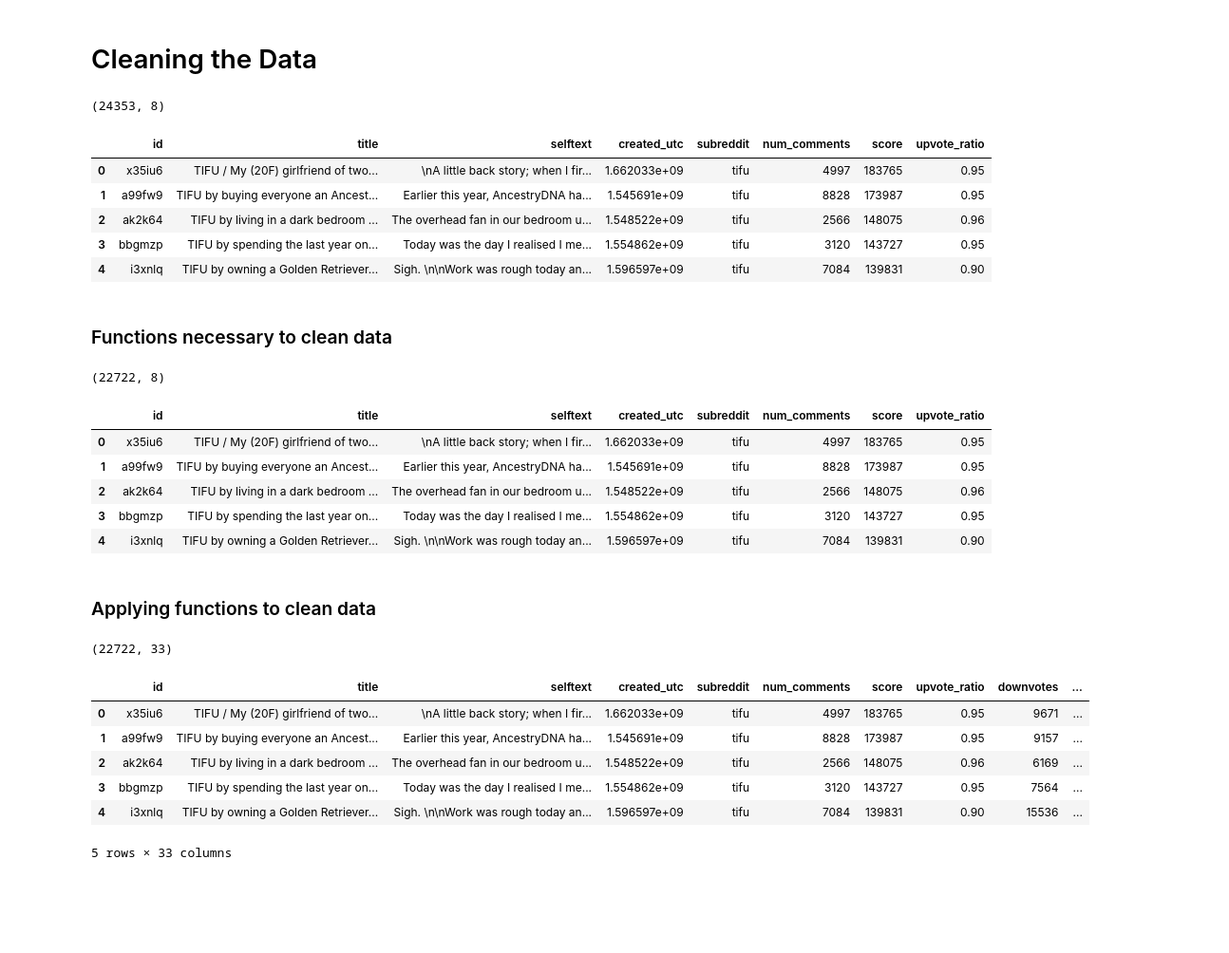
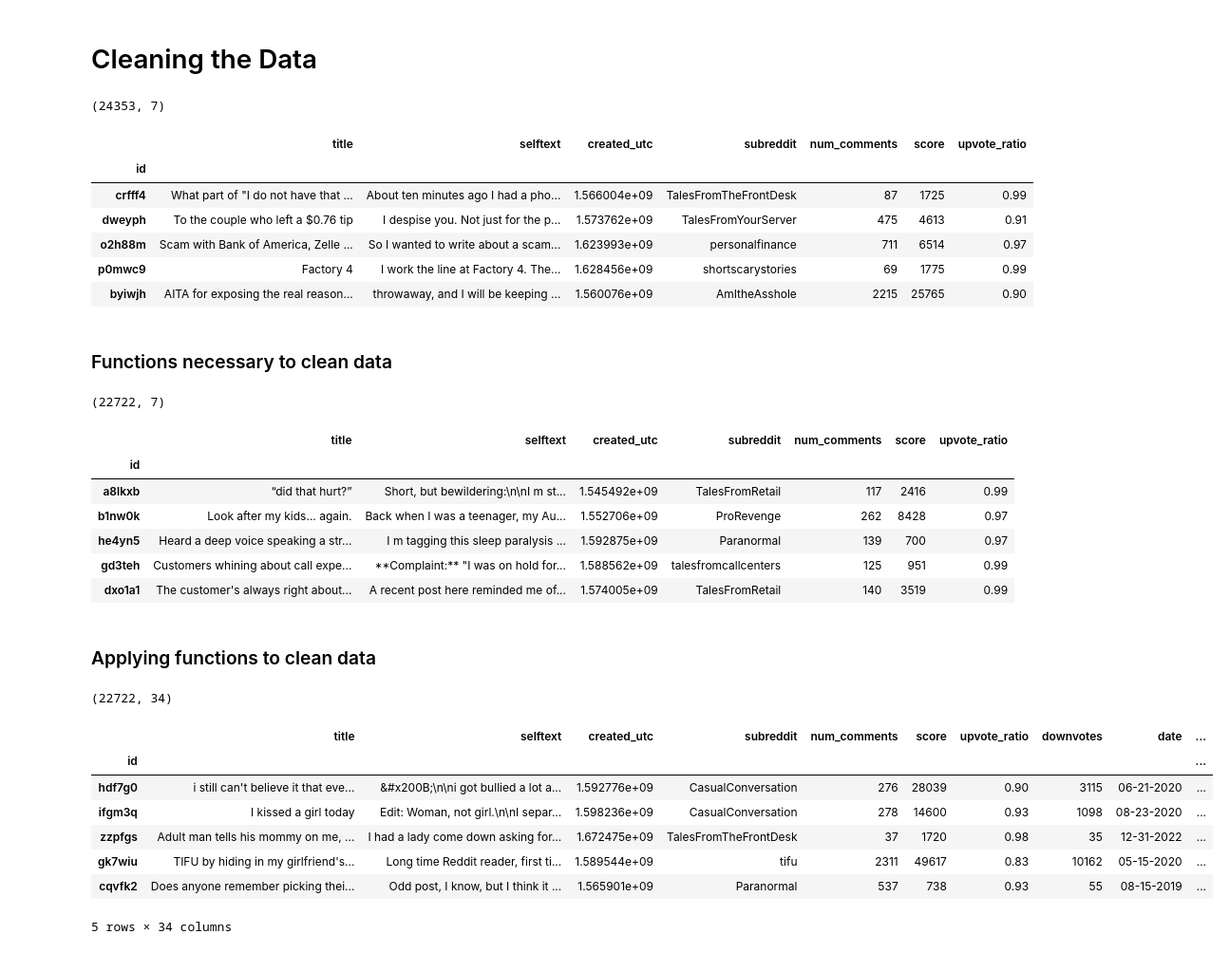
Before and after one commit to syedramim/Stories, a Jupyter notebook: main.ipynb, the cells around one changed output. Shown at 95% size. Cells and saved outputs as stored; diff of their text form; code cells hidden in the pictures; blank space fills up the shorter version.

```diff
--- a/main.ipynb
+++ b/main.ipynb
@@ -57,22 +57,25 @@ def get_data():
 # %%
 import os
 
+#This is done in this manner simply because the data was retrieved once and stored within the CSV
+#So that we do not have to spend a long time retrieving it once more
 if os.path.exists('stories.csv'):
     df = pd.read_csv('stories.csv')
 else:
     df = pd.DataFrame(get_data())
-    df.set_index('id', inplace=True)
 
+df.set_index('id', inplace= True)
 print(df.shape)
-df.head(5)
+df.sample(n=5)
 # %% [output]
-(24353, 8)
+(24353, 7)
-|  | id | title | selftext | created_utc | subreddit | num_comments | score | upvote_ratio |
-| 0 | x35iu6 | TIFU / My (20F) girlfriend of two... | \nA little back story; when I fir... | 1.662033e+09 | tifu | 4997 | 183765 | 0.95 |
-| 1 | a99fw9 | TIFU by buying everyone an Ancest... | Earlier this year, AncestryDNA ha... | 1.545691e+09 | tifu | 8828 | 173987 | 0.95 |
-| 2 | ak2k64 | TIFU by living in a dark bedroom ... | The overhead fan in our bedroom u... | 1.548522e+09 | tifu | 2566 | 148075 | 0.96 |
-| 3 | bbgmzp | TIFU by spending the last year on... | Today was the day I realised I me... | 1.554862e+09 | tifu | 3120 | 143727 | 0.95 |
-| 4 | i3xnlq | TIFU by owning a Golden Retriever... | Sigh. \n\nWork was rough today an... | 1.596597e+09 | tifu | 7084 | 139831 | 0.90 |
+|  | title | selftext | created_utc | subreddit | num_comments | score | upvote_ratio |
+| id |  |  |  |  |  |  |  |
+| crfff4 | What part of "I do not have that ... | About ten minutes ago I had a pho... | 1.566004e+09 | TalesFromTheFrontDesk | 87 | 1725 | 0.99 |
+| dweyph | To the couple who left a $0.76 tip | I despise you. Not just for the p... | 1.573762e+09 | TalesFromYourServer | 475 | 4613 | 0.91 |
+| o2h88m | Scam with Bank of America, Zelle ... | So I wanted to write about a scam... | 1.623993e+09 | personalfinance | 711 | 6514 | 0.97 |
+| p0mwc9 | Factory 4 | I work the line at Factory 4. The... | 1.628456e+09 | shortscarystories | 69 | 1775 | 0.99 |
+| byiwjh | AITA for exposing the real reason... | throwaway, and I will be keeping ... | 1.560076e+09 | AmItheAsshole | 2215 | 25765 | 0.90 |
 # %% [markdown]
 ### Functions necessary to clean data
 # %%
@@ -109,6 +112,22 @@ def handle_date(created_time):
             time_of_day = "Night"
 
       return {"date": date, "time_of_day": time_of_day}
+
+def get_fre_score_level(score):
+      levels = [
+            (30, 'Very Confusing'),
+            (50, 'Difficult'),
+            (60, 'Fairly Difficult'),
+            (70, 'Standard'),
+            (80, 'Fairly Easy'),
+            (90, 'Easy'),
+      ]
+
+      for threshold, level in levels:
+        if score < threshold:
+            return level
+
+      return 'Very Easy'
 
 def get_word_list(string):
       return re.findall(r"\b\w[\w'-]*\b", str(string))
@@ -171,6 +190,7 @@ def info(string, isTitle):
             f'{name}_syllables': get_syllable_count(string),
             f'{name}_reading_score': get_reading_score(string),
             f'{name}_reading_grade': get_reading_grade(string),
+            f'{name}_reading_difficulty': get_fre_score_level(get_reading_score(string)),
             f'{name}_polarity': round(get_sentiment(string).polarity, 3),
             f'{name}_subjectivity': round(get_sentiment(string).subjectivity, 3)
       }
@@ -184,47 +204,49 @@ df = df[df['title'].str.len() > 0]
 df = df[df['selftext'].str.len() > 0]
 
 print(df.shape)
-df.head(5)
+df.sample(n=5)
 # %% [output]
-(22722, 8)
+(22722, 7)
-|  | id | title | selftext | created_utc | subreddit | num_comments | score | upvote_ratio |
-| 0 | x35iu6 | TIFU / My (20F) girlfriend of two... | \nA little back story; when I fir... | 1.662033e+09 | tifu | 4997 | 183765 | 0.95 |
-| 1 | a99fw9 | TIFU by buying everyone an Ancest... | Earlier this year, AncestryDNA ha... | 1.545691e+09 | tifu | 8828 | 173987 | 0.95 |
-| 2 | ak2k64 | TIFU by living in a dark bedroom ... | The overhead fan in our bedroom u... | 1.548522e+09 | tifu | 2566 | 148075 | 0.96 |
-| 3 | bbgmzp | TIFU by spending the last year on... | Today was the day I realised I me... | 1.554862e+09 | tifu | 3120 | 143727 | 0.95 |
-| 4 | i3xnlq | TIFU by owning a Golden Retriever... | Sigh. \n\nWork was rough today an... | 1.596597e+09 | tifu | 7084 | 139831 | 0.90 |
+|  | title | selftext | created_utc | subreddit | num_comments | score | upvote_ratio |
+| id |  |  |  |  |  |  |  |
+| a8lkxb | “did that hurt?” | Short, but bewildering:\n\nI m st... | 1.545492e+09 | TalesFromRetail | 117 | 2416 | 0.99 |
+| b1nw0k | Look after my kids... again. | Back when I was a teenager, my Au... | 1.552706e+09 | ProRevenge | 262 | 8428 | 0.97 |
+| he4yn5 | Heard a deep voice speaking a str... | I m tagging this sleep paralysis ... | 1.592875e+09 | Paranormal | 139 | 700 | 0.97 |
+| gd3teh | Customers whining about call expe... | **Complaint:** "I was on hold for... | 1.588562e+09 | talesfromcallcenters | 125 | 951 | 0.99 |
+| dxo1a1 | The customer's always right about... | A recent post here reminded me of... | 1.574005e+09 | TalesFromRetail | 140 | 3519 | 0.99 |
 # %% [markdown]
 ### Applying functions to clean data
 # %%
 df['downvotes'] = calculate_downvotes(df['score'], df['upvote_ratio']).astype(int)
 
 df[['date', 'time_of_day']] = df['created_utc'].apply(lambda x: pd.Series(handle_date(x)))
 
 df[['title_length', 'title_word_count', 'title_avg_word_length',
     'title_syllables', 'title_reading_score', 'title_reading_grade',
-    'title_polarity', 'title_subjectivity']
+    'title_reading_difficulty', 'title_polarity', 'title_subjectivity']
    ] = df['title'].apply(lambda x: pd.Series(info(x, True)))
 
 df[['story_length', 'story_word_count', 'story_avg_word_length',
     'story_syllables', 'story_reading_score', 'story_reading_grade',
-    'story_polarity', 'story_subjectivity', 'amount_sentences',
-    'avg_words_per_sentence', 'avg_syllables_per_sentence',
+    'story_reading_difficulty', 'story_polarity', 'story_subjectivity',
+    'amount_sentences', 'avg_words_per_sentence', 'avg_syllables_per_sentence',
     'avg_polarity_per_sentence', 'avg_subjectivity_per_sentence',
     'avg_readscore_per_sentence']
    ] = df['selftext'].apply(lambda x: pd.Series(info(x, False)))
 
 
 print(df.shape)
-df.head(5)
+df.sample(n=5)
 # %% [output]
-(22722, 33)
+(22722, 34)
-|  | id | title | selftext | created_utc | subreddit | num_comments | score | upvote_ratio | downvotes | ... |
-| 0 | x35iu6 | TIFU / My (20F) girlfriend of two... | \nA little back story; when I fir... | 1.662033e+09 | tifu | 4997 | 183765 | 0.95 | 9671 | ... |
-| 1 | a99fw9 | TIFU by buying everyone an Ancest... | Earlier this year, AncestryDNA ha... | 1.545691e+09 | tifu | 8828 | 173987 | 0.95 | 9157 | ... |
-| 2 | ak2k64 | TIFU by living in a dark bedroom ... | The overhead fan in our bedroom u... | 1.548522e+09 | tifu | 2566 | 148075 | 0.96 | 6169 | ... |
-| 3 | bbgmzp | TIFU by spending the last year on... | Today was the day I realised I me... | 1.554862e+09 | tifu | 3120 | 143727 | 0.95 | 7564 | ... |
-| 4 | i3xnlq | TIFU by owning a Golden Retriever... | Sigh. \n\nWork was rough today an... | 1.596597e+09 | tifu | 7084 | 139831 | 0.90 | 15536 | ... |
+|  | title | selftext | created_utc | subreddit | num_comments | score | upvote_ratio | downvotes | date | ... |
+| id |  |  |  |  |  |  |  |  |  | ... |
+| hdf7g0 | i still can't believe it that eve... | &#x200B;\n\ni got bullied a lot a... | 1.592776e+09 | CasualConversation | 276 | 28039 | 0.90 | 3115 | 06-21-2020 | ... |
+| ifgm3q | I kissed a girl today | Edit: Woman, not girl.\n\nI separ... | 1.598236e+09 | CasualConversation | 278 | 14600 | 0.93 | 1098 | 08-23-2020 | ... |
+| zzpfgs | Adult man tells his mommy on me, ... | I had a lady come down asking for... | 1.672475e+09 | TalesFromTheFrontDesk | 37 | 1720 | 0.98 | 35 | 12-31-2022 | ... |
+| gk7wiu | TIFU by hiding in my girlfriend's... | Long time Reddit reader, first ti... | 1.589544e+09 | tifu | 2311 | 49617 | 0.83 | 10162 | 05-15-2020 | ... |
+| cqvfk2 | Does anyone remember picking thei... | Odd post, I know, but I think it ... | 1.565901e+09 | Paranormal | 537 | 738 | 0.93 | 55 | 08-15-2019 | ... |
-5 rows × 33 columns
+5 rows × 34 columns
 # %%
 df = df.rename(columns={"score": "upvotes"})
 
```
Also changed, not shown: parts of 3 cells of this notebook, 4 other files.
